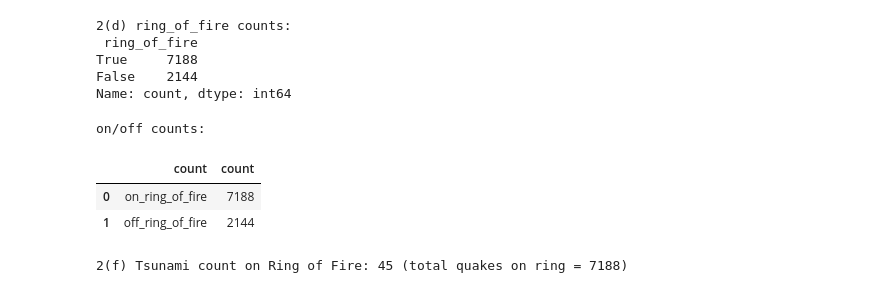
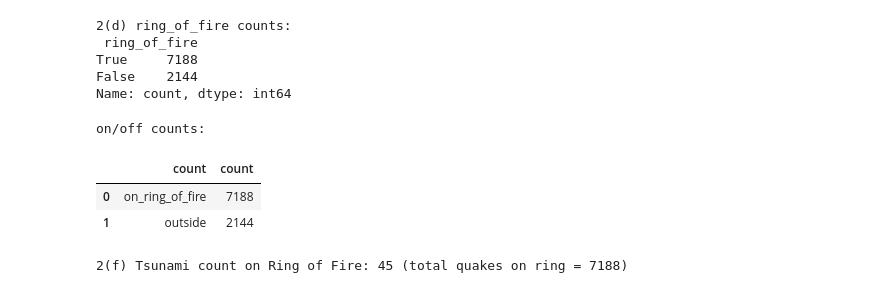
Before and after one commit to TingyuZhao19/MSSP6070, a Jupyter notebook: WeeklyModules/Week04/PARTICIPATION_ACTIVITY_Week_4_Tingyu_Zhao.ipynb, the cells around one changed output. Drawn from its saved outputs; the diff is of its cells as text; code cells hidden in the pictures.

```diff
--- a/WeeklyModules/Week04/PARTICIPATION_ACTIVITY_Week_4_Tingyu_Zhao.ipynb
+++ b/WeeklyModules/Week04/PARTICIPATION_ACTIVITY_Week_4_Tingyu_Zhao.ipynb
@@ -79,15 +79,15 @@ False    2144
 Name: count, dtype: int64
 # %%
 # e: Counts on vs off Ring of Fire
-counts = df['ring_of_fire'].value_counts().rename(index={True:'on_ring_of_fire', False:'off_ring_of_fire'})
+counts = df['ring_of_fire'].value_counts().rename(index={True:'on_ring_of_fire', False:'outside'})
 counts_df = counts.reset_index().rename(columns={'index':'where','ring_of_fire':'count'})
 print("on/off counts:")
 display(counts_df)
 # %% [output]
 on/off counts:
 |  | count | count |
 | 0 | on_ring_of_fire | 7188 |
-| 1 | off_ring_of_fire | 2144 |
+| 1 | outside | 2144 |
 # %%
 # f: Tsunami count along the Ring of Fire
 tsunami_on_ring = int(((df['ring_of_fire'] == True) & ((df['tsunami'] == 1) | (df['tsunami'] == '1'))).sum())
```
